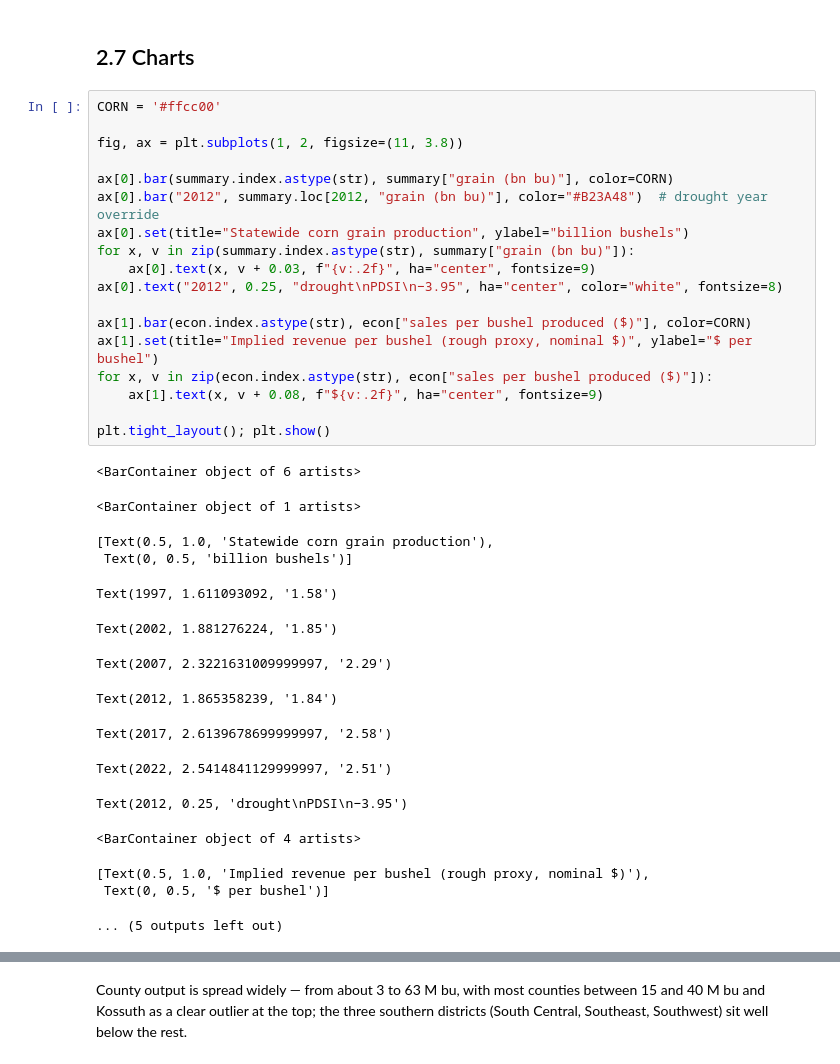
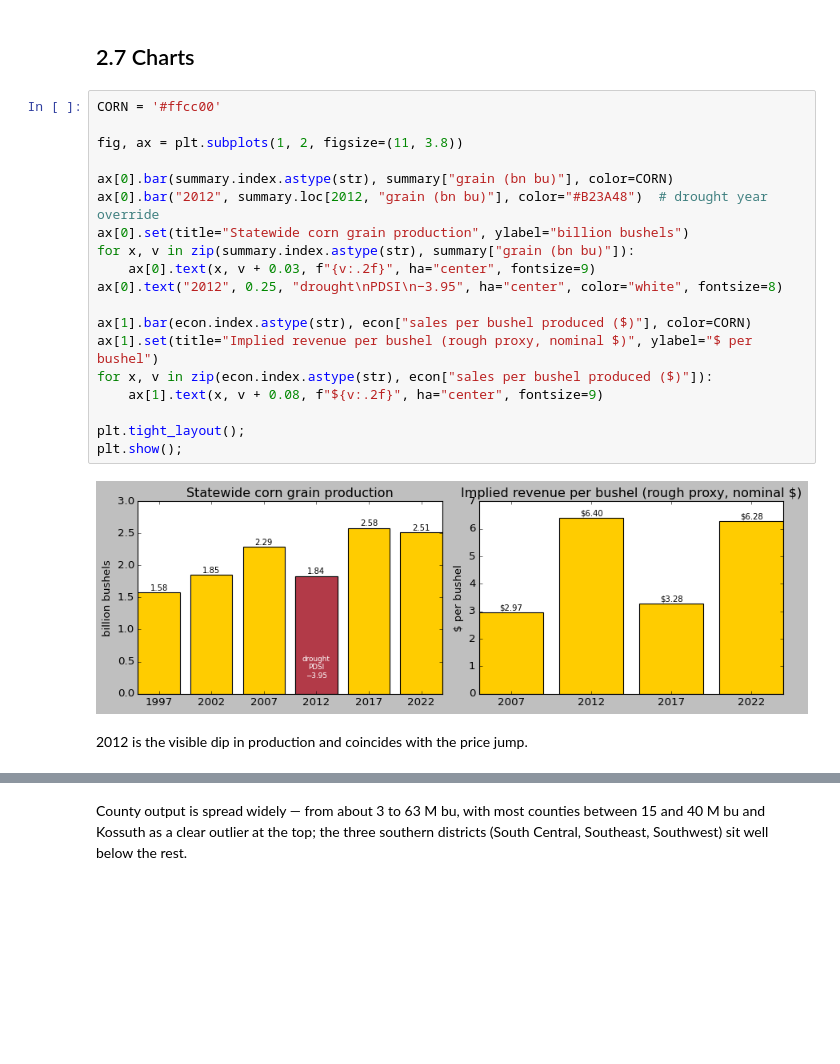
Before and after one commit to Nemipatel210/DataManagement, a Jupyter notebook: DataManagment_PS1.ipynb, the cells around one changed output, grey strips where cells are left out. Cells and saved outputs as stored; diff of their text form; blank space fills up the shorter version.

```diff
--- a/DataManagment_PS1.ipynb
+++ b/DataManagment_PS1.ipynb
@@ -549,37 +562,26 @@ wx[["avg_temp_f", "prcp", "pdsi"]].corr()
 # %%
 CORN = '#ffcc00'
 
 fig, ax = plt.subplots(1, 2, figsize=(11, 3.8))
 
 ax[0].bar(summary.index.astype(str), summary["grain (bn bu)"], color=CORN)
 ax[0].bar("2012", summary.loc[2012, "grain (bn bu)"], color="#B23A48")  # drought year override
 ax[0].set(title="Statewide corn grain production", ylabel="billion bushels")
 for x, v in zip(summary.index.astype(str), summary["grain (bn bu)"]):
     ax[0].text(x, v + 0.03, f"{v:.2f}", ha="center", fontsize=9)
 ax[0].text("2012", 0.25, "drought\nPDSI\n−3.95", ha="center", color="white", fontsize=8)
 
 ax[1].bar(econ.index.astype(str), econ["sales per bushel produced ($)"], color=CORN)
 ax[1].set(title="Implied revenue per bushel (rough proxy, nominal $)", ylabel="$ per bushel")
 for x, v in zip(econ.index.astype(str), econ["sales per bushel produced ($)"]):
     ax[1].text(x, v + 0.08, f"${v:.2f}", ha="center", fontsize=9)
 
-plt.tight_layout(); plt.show()
+plt.tight_layout();
+plt.show();
 # %% [output]
-<BarContainer object of 6 artists>
-<BarContainer object of 1 artists>
-[Text(0.5, 1.0, 'Statewide corn grain production'),
- Text(0, 0.5, 'billion bushels')]
-Text(1997, 1.611093092, '1.58')
-Text(2002, 1.881276224, '1.85')
-Text(2007, 2.3221631009999997, '2.29')
-Text(2012, 1.865358239, '1.84')
-Text(2017, 2.6139678699999997, '2.58')
-Text(2022, 2.5414841129999997, '2.51')
-Text(2012, 0.25, 'drought\nPDSI\n−3.95')
-<BarContainer object of 4 artists>
-[Text(0.5, 1.0, 'Implied revenue per bushel (rough proxy, nominal $)'),
- Text(0, 0.5, '$ per bushel')]
-... (5 outputs left out)
+[figure, added]
+# %% [markdown]
+2012 is the visible dip in production and coincides with the price jump.
 # %%
 CORN = '#ffcc00' # Defining a color for 'CORN'
 
```
Also changed, not shown: parts of 20 cells of this notebook.
